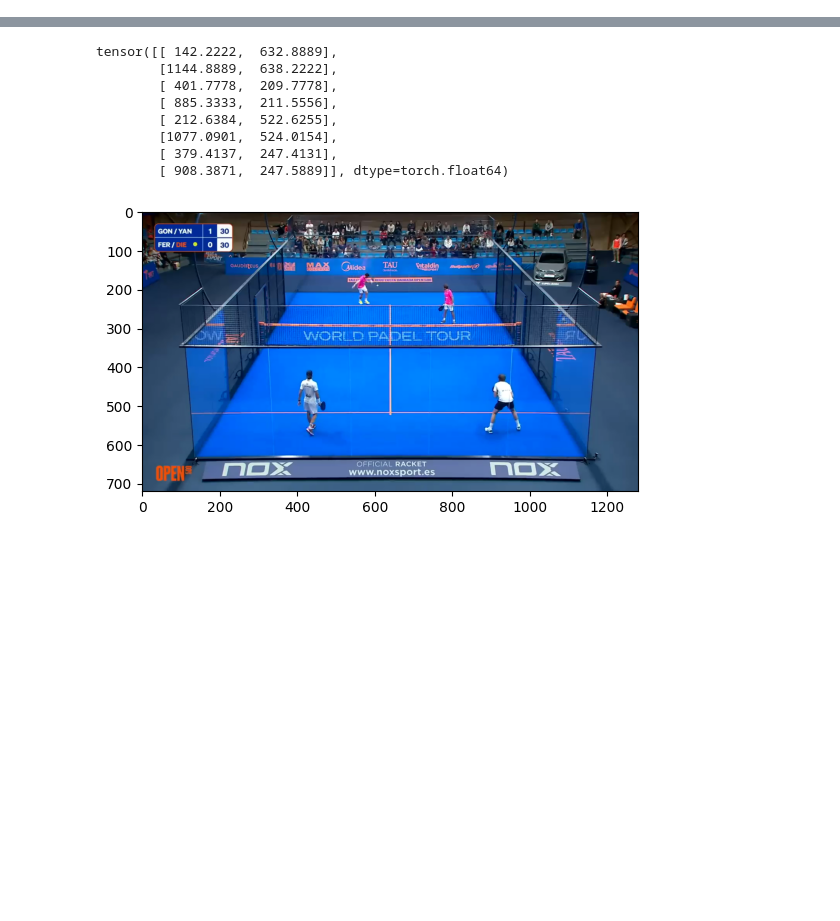
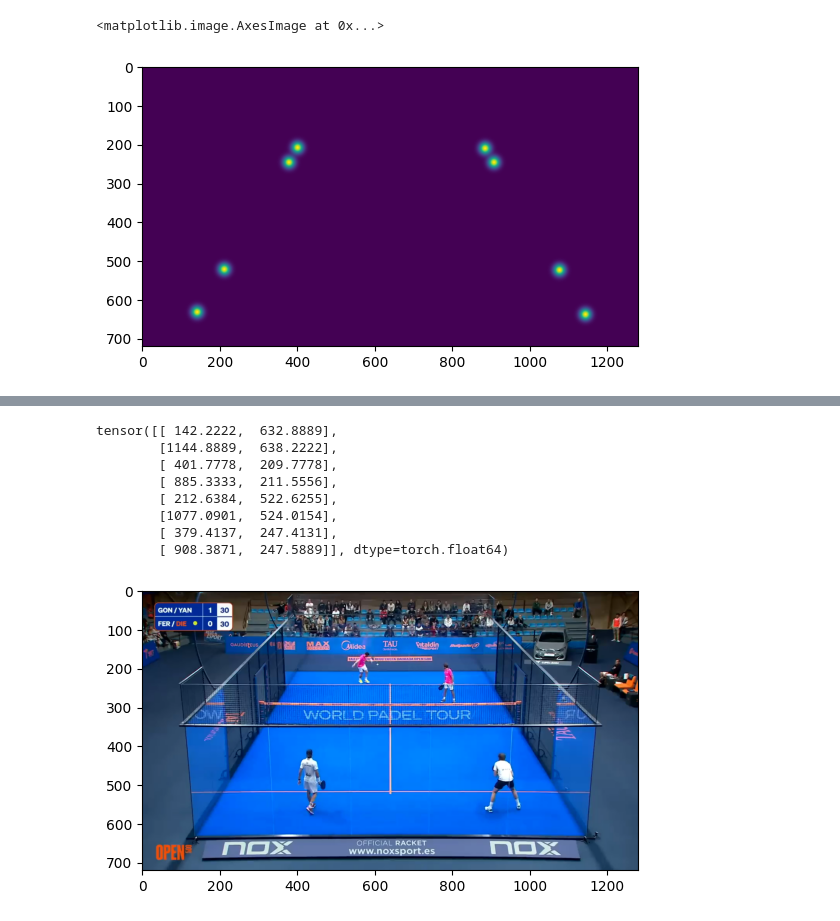
Before and after one commit to BenjaminDev/courtvision, a Jupyter notebook: notebooks/register_images.ipynb, the cells around one changed output, grey strips where cells are left out. Cells and saved outputs as stored; diff of their text form; code cells hidden in the pictures; blank space fills up the shorter version.

```diff
--- a/notebooks/register_images.ipynb
+++ b/notebooks/register_images.ipynb
@@ -116,0 +34,12 @@ dst_corners.pop("j_net_line_right")
+# %%
+# grab normalised corner annotaions for the image.
+corners_image_n = get_corners_image(file_name)
+src_corners_n = corners_image_n.copy()
+# Grab the normalised world coordinates
+dst_corners_n = corners_world_n.copy()
+named_points_not_labelled_in_image = set(dst_corners_n.keys()) - set(
+    src_corners_n.keys()
+)
+for key in named_points_not_labelled_in_image:
+    print(f"Removing {key=}")
+    dst_corners_n.pop(key)
@@ -116,0 +51,6 @@ dst_corners.pop("j_net_line_right")
+# %%
+# Load the image
+src_img_t = load_timg(file_name)
+src_img = src_img_t.squeeze(0).numpy().transpose(1, 2, 0)
+src_img_height, src_img_width, _ = src_img.shape
+plt.imshow(src_img)
@@ -143,14 +99,18 @@ from kornia.utils import draw_line
 # %%
-src_img = torch.from_numpy(
+src_template = torch.from_numpy(
     points_to_heat_map(
-        named_points=src_corners,
-        height=height,
-        width=width,
+        named_points=src_corners_n,
+        height=src_img_height,
+        width=src_img_width,
         # height=int(PadelCourt.length),
         # width=int(PadelCourt.width),
-        normalised=False,
+        normalised=True,
         padding=0,
         offset=0,
     )
 )
+plt.imshow(src_template)
+# %% [output]
+<matplotlib.image.AxesImage at 0x...>
+[figure, added]
 # %%
```
Also changed, not shown: parts of 16 cells of this notebook, 9 other files.
